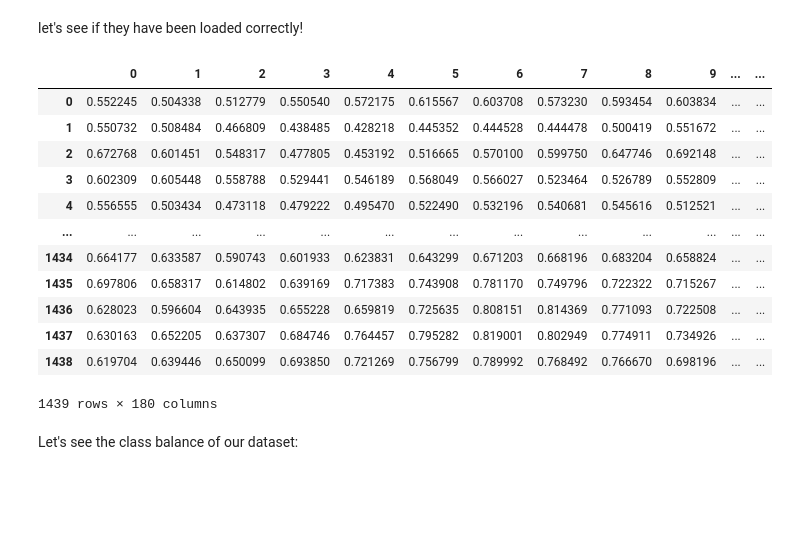
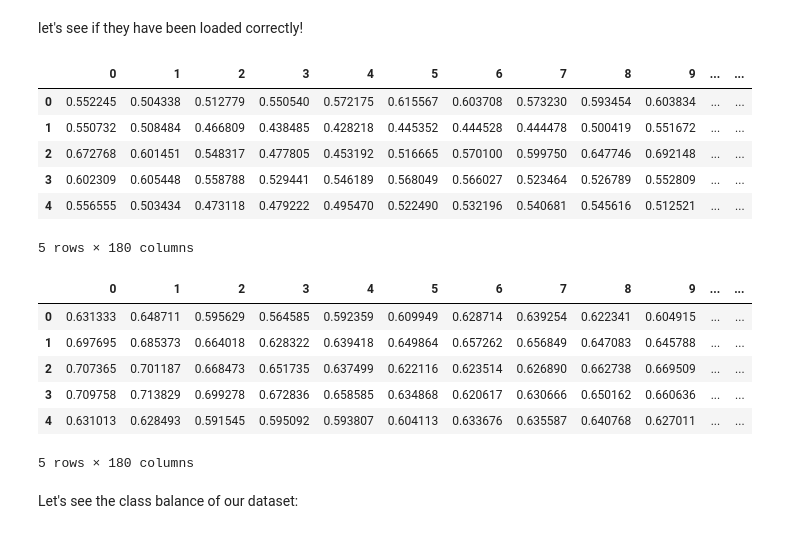
Before and after one commit to DarianSawali/Week3-ClassicML, a Jupyter notebook: Week_3_MachineLearning.ipynb, the cells around one changed output. Saved outputs shown, nothing was run; the diff lists cells and outputs as text; code cells hidden in the pictures; blank space fills up the shorter version.

```diff
--- a/Week_3_MachineLearning.ipynb
+++ b/Week_3_MachineLearning.ipynb
@@ -299,21 +299,25 @@ MEemotions=pd.read_csv('MEemotionsRavdess.csv',index_col=0)
 # %% [markdown]
 let's see if they have been loaded correctly!
 # %%
-features
+features.head()
 # %% [output]
 |  | 0 | 1 | 2 | 3 | 4 | 5 | 6 | 7 | 8 | 9 | ... | ... |
 | 0 | 0.552245 | 0.504338 | 0.512779 | 0.550540 | 0.572175 | 0.615567 | 0.603708 | 0.573230 | 0.593454 | 0.603834 | ... | ... |
 | 1 | 0.550732 | 0.508484 | 0.466809 | 0.438485 | 0.428218 | 0.445352 | 0.444528 | 0.444478 | 0.500419 | 0.551672 | ... | ... |
 | 2 | 0.672768 | 0.601451 | 0.548317 | 0.477805 | 0.453192 | 0.516665 | 0.570100 | 0.599750 | 0.647746 | 0.692148 | ... | ... |
 | 3 | 0.602309 | 0.605448 | 0.558788 | 0.529441 | 0.546189 | 0.568049 | 0.566027 | 0.523464 | 0.526789 | 0.552809 | ... | ... |
 | 4 | 0.556555 | 0.503434 | 0.473118 | 0.479222 | 0.495470 | 0.522490 | 0.532196 | 0.540681 | 0.545616 | 0.512521 | ... | ... |
-| ... | ... | ... | ... | ... | ... | ... | ... | ... | ... | ... | ... | ... |
-| 1434 | 0.664177 | 0.633587 | 0.590743 | 0.601933 | 0.623831 | 0.643299 | 0.671203 | 0.668196 | 0.683204 | 0.658824 | ... | ... |
-| 1435 | 0.697806 | 0.658317 | 0.614802 | 0.639169 | 0.717383 | 0.743908 | 0.781170 | 0.749796 | 0.722322 | 0.715267 | ... | ... |
-| 1436 | 0.628023 | 0.596604 | 0.643935 | 0.655228 | 0.659819 | 0.725635 | 0.808151 | 0.814369 | 0.771093 | 0.722508 | ... | ... |
-| 1437 | 0.630163 | 0.652205 | 0.637307 | 0.684746 | 0.764457 | 0.795282 | 0.819001 | 0.802949 | 0.774911 | 0.734926 | ... | ... |
-| 1438 | 0.619704 | 0.639446 | 0.650099 | 0.693850 | 0.721269 | 0.756799 | 0.789992 | 0.768492 | 0.766670 | 0.698196 | ... | ... |
-1439 rows × 180 columns
+5 rows × 180 columns
+# %%
+MEfeatures.head()
+# %% [output]
+|  | 0 | 1 | 2 | 3 | 4 | 5 | 6 | 7 | 8 | 9 | ... | ... |
+| 0 | 0.631333 | 0.648711 | 0.595629 | 0.564585 | 0.592359 | 0.609949 | 0.628714 | 0.639254 | 0.622341 | 0.604915 | ... | ... |
+| 1 | 0.697695 | 0.685373 | 0.664018 | 0.628322 | 0.639418 | 0.649864 | 0.657262 | 0.656849 | 0.647083 | 0.645788 | ... | ... |
+| 2 | 0.707365 | 0.701187 | 0.668473 | 0.651735 | 0.637499 | 0.622116 | 0.623514 | 0.626890 | 0.662738 | 0.669509 | ... | ... |
+| 3 | 0.709758 | 0.713829 | 0.699278 | 0.672836 | 0.658585 | 0.634868 | 0.620617 | 0.630666 | 0.650162 | 0.660636 | ... | ... |
+| 4 | 0.631013 | 0.628493 | 0.591545 | 0.595092 | 0.593807 | 0.604113 | 0.633676 | 0.635587 | 0.640768 | 0.627011 | ... | ... |
+5 rows × 180 columns
 # %% [markdown]
 Let's see the class balance of our dataset:
 # %%
```
Also changed, not shown: parts of 4 cells of this notebook.
